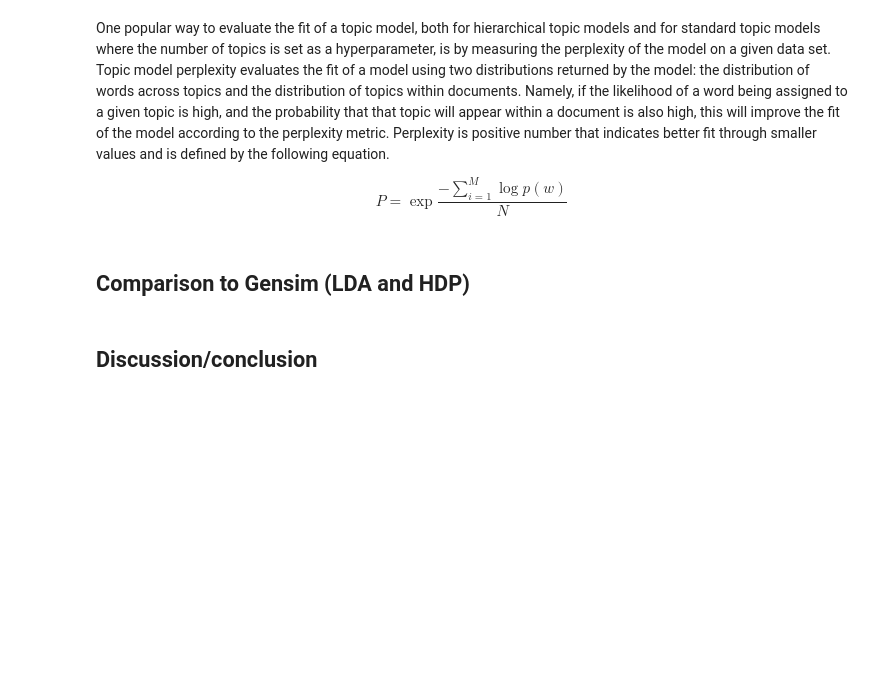
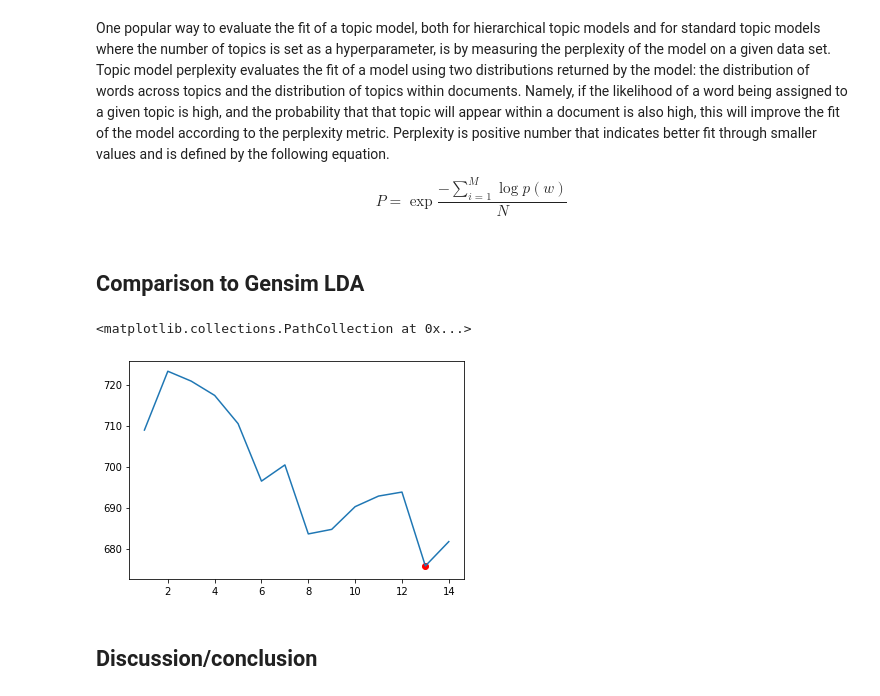
Before and after one commit to ecoronado92/hdp, a Jupyter notebook: report/report.ipynb, the cells around one changed output. Cells and saved outputs as stored; diff of their text form; code cells hidden in the pictures; blank space fills up the shorter version.

Commit message:
added gensim code

```diff
--- a/report/report.ipynb
+++ b/report/report.ipynb
@@ -259,10 +277,11 @@ Therefore, we first optimized the `sample_t` and `sample_k` functions using C++
 Overall, <b>these optimizations reduced the inference run-time by 40% on average </b> compared to the straighforward python script as shown below. The optimized script was stored as `HDP_optimized.py`.
 # %%
 import HDP_baseline
-import HDP_optimized
+#import HDP_optimized
 import numpy as np
 
-vocab, docs = text_prep_optim.run_preprocess_optim("tm_test_data.csv")
+#vocab, docs = text_prep_optim.run_preprocess_optim("tm_test_data.csv")
+vocab, docs = text_prep.run_preprocess("../data/tm_test_data.csv")
 
 # Hyper params
 beta = 0.5 # word concentration (LDA)
@@ -285,4 +304,4 @@ One popular way to evaluate the fit of a topic model, both for hierarchical topi
 
 $$P = \exp{\frac{-\sum\limits_{i=1}^{M} \log p(w)}{N}}$$
 # %% [markdown]
-## Comparison to Gensim (LDA and HDP)
+## Comparison to Gensim LDA
@@ -289,3 +321,34 @@ $$P = \exp{\frac{-\sum\limits_{i=1}^{M} \log p(w)}{N}}$$
+# %%
+# Create list of words in each document from doc index and vocabulary
+docs_words = perplexity.back_to_words(docs, vocab)
+
+# LDA with Gensim #
+
+# Create a corpus from a list of texts
+common_dictionary = Dictionary(docs_words)
+common_corpus = [common_dictionary.doc2bow(text) for text in docs_words]
+
+# Manual corpus key
+corpus_key = []
+for i in common_corpus:
+    corpus_key.append([j[0] for j in i])
+# %%
+random.seed(21)
+
+# Storing perplexity scores for Gensim's LDA fitted with varying numbers of topics
+perplex_lst = []
+for i in range(1,15):
+    topic_num = i
+    lda = LdaModel(common_corpus, num_topics=topic_num)
+    doc_topic_dist, word_topic_dist = perplexity.model_to_dist(lda, common_corpus, common_dictionary, topic_num)
+    perp = perplexity.perplex_func(doc_topic_dist, word_topic_dist, corpus_key)
+    perplex_lst.append((i,perp))
+# %%
+plt.plot([i[0] for i in perplex_lst], [i[1] for i in perplex_lst])
+plt.scatter([j[0] for j in perplex_lst if j[1] == min([i[1] for i in perplex_lst])], min([i[1] for i in perplex_lst]), c = 'r')
+# %% [output]
+<matplotlib.collections.PathCollection at 0x...>
+[figure, added]
 # %% [markdown]
 ## Discussion/conclusion
 # %% [markdown]
```
Also changed, not shown: parts of 4 cells of this notebook, 1 other file.
